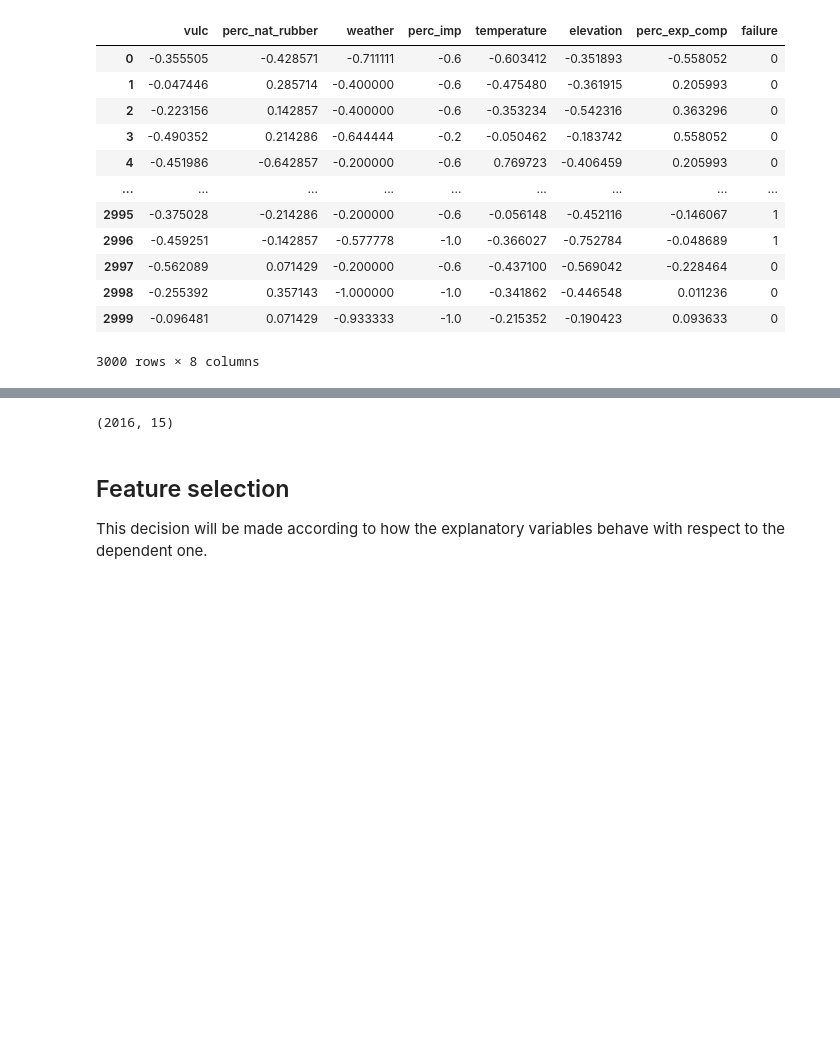
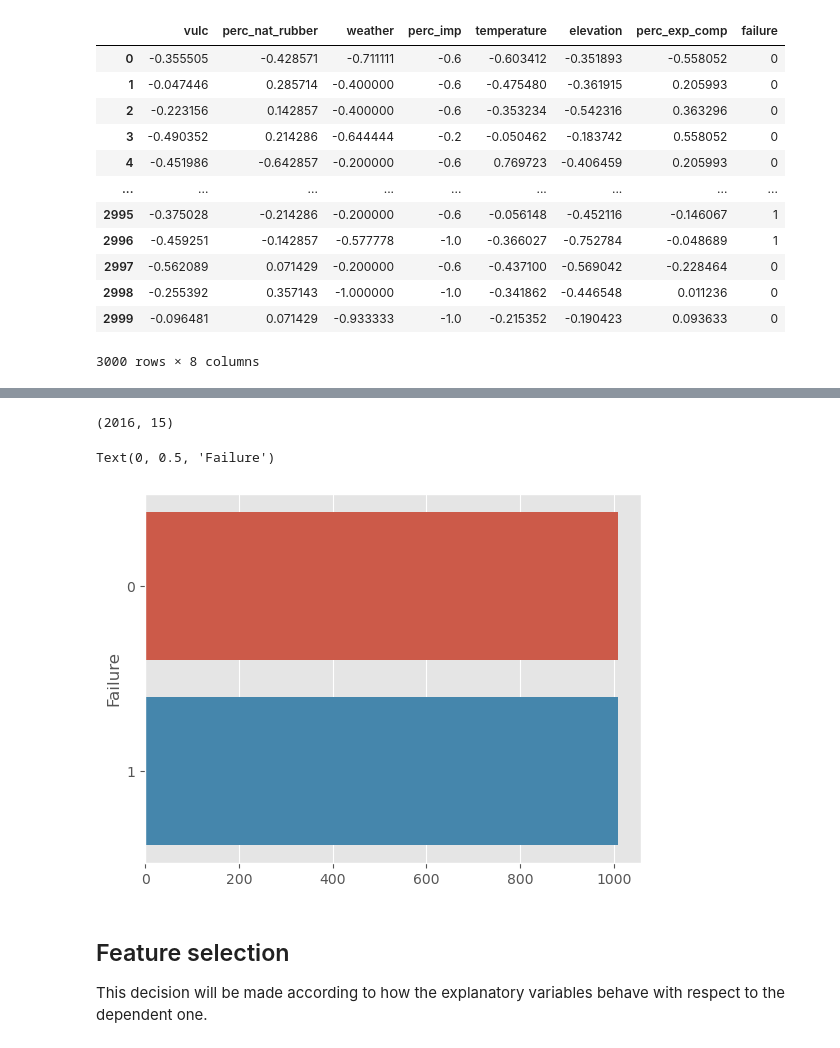
Before and after one commit to dodogro/ML_Project, a Jupyter notebook: script/eda.ipynb, the cells around one changed output, grey strips where cells are left out. Saved outputs shown, nothing was run; the diff lists cells and outputs as text; code cells hidden in the pictures; blank space fills up the shorter version.

```diff
--- a/script/eda.ipynb
+++ b/script/eda.ipynb
@@ -223,16 +225,22 @@ dtype: int64
 # %%
 # We are going to downsample the majority class
 from sklearn.utils import resample
 
 
 df_majority = df_scaled[df_scaled["failure"]==0]
 df_minority = df_scaled[df_scaled["failure"]==1]
 
 df_majority_downsample = resample(df_majority, replace=False,n_samples= len(df_minority), random_state=69)
 df = pd.concat([df_majority_downsample,df_minority])
-df.shape
+print(df.shape)
+
+sns.countplot(y=df.failure ,data=df) # Checking the distribution is 50/50
+plt.xlabel("")
+plt.ylabel("Failure")
 # %% [output]
 (2016, 15)
+Text(0, 0.5, 'Failure')
+[figure, added]
 # %% [markdown]
 ## Feature selection
 
```
Also changed, not shown: parts of 2 cells of this notebook, 1 other file.
